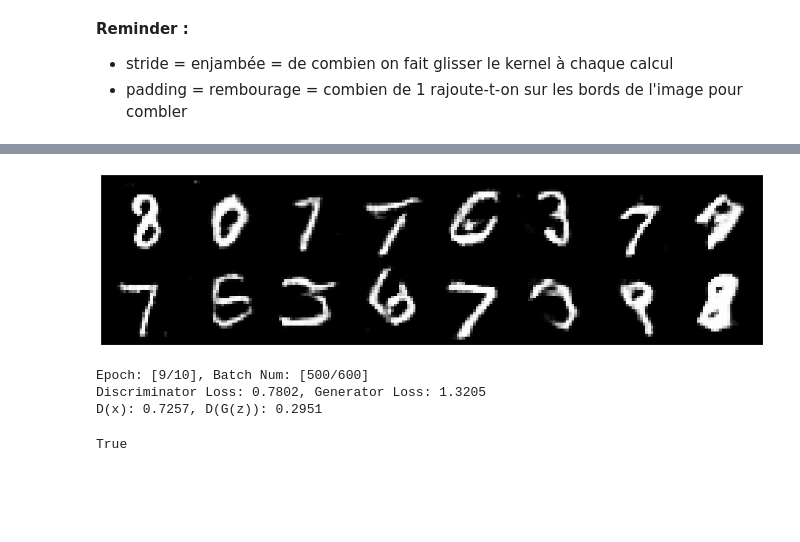
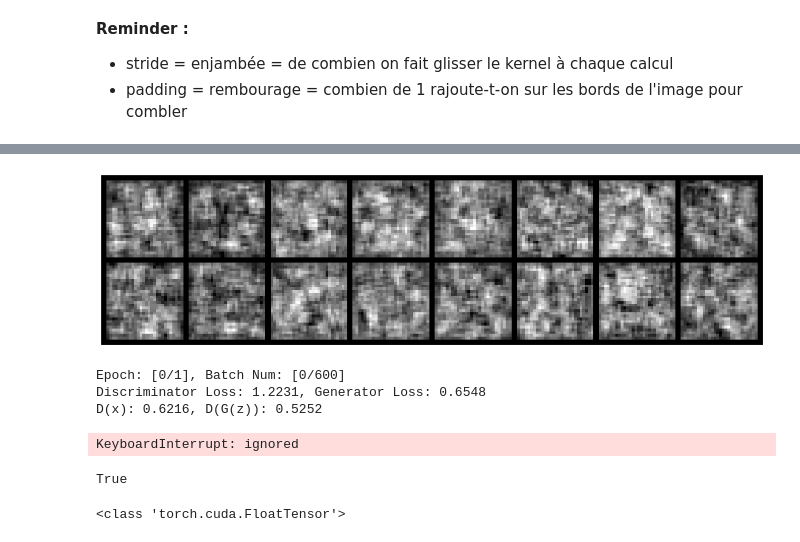
Before and after one commit to Remi-Boutin/DL_project_ENSAE, a Jupyter notebook: Project_colab.ipynb, the cells around one changed output, grey strips where cells are left out. Cells and saved outputs as stored; diff of their text form; code cells hidden in the pictures; blank space fills up the shorter version.

```diff
--- a/Project_colab.ipynb
+++ b/Project_colab.ipynb
@@ -146,13 +132,15 @@ if torch.cuda.is_available():
     discriminator.cuda()
     generator.cuda()
 
+dtype = torch.FloatTensor
+dtype = torch.cuda.FloatTensor # Uncomment this to run on GPU
+
 d_optimizer = optim.Adam(discriminator.parameters(), lr=0.0002)
 g_optimizer = optim.Adam(generator.parameters(), lr=0.0002)
 loss = nn.BCELoss().cuda()
 # %%
 num_test_samples = 16
-num_epochs = 10
-test_noise = GANs_tools.noise(num_test_samples).cuda()
+num_epochs = 1
 logger = Logger(model_name='VGAN', data_name='MNIST')
 # %%
 importlib.reload(GANs_tools)
@@ -163,48 +151,54 @@ for epoch in range(num_epochs):
     for n_batch, (real_batch, _) in enumerate(data_loader):
 
         # 1. Train Discriminator
+        # Generate fake data and noise
+
         real_data = Variable(images_to_vectors(real_batch))
+        # Move everything on the GPU if available
         if torch.cuda.is_available():
             real_data = real_data.cuda()
-        # Generate fake data
-        fake_data = generator(GANs_tools.noise(real_data.size(0))).detach()
+
+        noise_vector = GANs_tools.noise(real_data.size(0), dtype)
+        if torch.cuda.is_available():
+          noise_vector = noise_vector.cuda()
+
+        fake_data = generator(noise_vector).detach()
         if torch.cuda.is_available():
           fake_data = fake_data.cuda()
-        # Train D
+
+        # Train the Discriminator
         d_error, d_pred_real, d_pred_fake = GANs_tools.train_discriminator(d_optimizer,
                                                                            discriminator, loss,
-                                                                           real_data, fake_data)
+                                                                           real_data, fake_data, dtype)
 
         # 2. Train Generator
         # Generate fake data
-        fake_data = generator(GANs_tools.noise(real_batch.size(0)))
+        fake_data = generator(GANs_tools.noise(real_batch.size(0), dtype))
         # Train G
-        g_error = GANs_tools.train_generator(g_optimizer, discriminator, loss, fake_data)
+        g_error = GANs_tools.train_generator(g_optimizer, discriminator, loss, fake_data, dtype)
         # Log error
         logger.log(d_error, g_error, epoch, n_batch, num_batches)
 
         # Display Progress
         if (n_batch) % 100 == 0:
             clear_output(True)
             # Display Images
-            if torch.cuda.is_available():
-              test_noise = GANs_tools.noise(num_test_samples).cuda()
-            else:
-              test_noise = GANs_tools.noise(num_test_samples).cuda()
+            test_noise = GANs_tools.noise(num_test_samples, dtype).cuda()
             test_images = vectors_to_images(generator(test_noise)).data.cpu()
             logger.log_images(test_images, num_test_samples, epoch, n_batch, num_batches)
             # Display status Logs
             logger.display_status(
                 epoch, num_epochs, n_batch, num_batches,
                 d_error, g_error, d_pred_real, d_pred_fake
             )
         # Model Checkpoints
         logger.save_models(generator, discriminator, epoch)
 # %% [output]
-[figure, old version]
+[figure, new version]
-Epoch: [9/10], Batch Num: [500/600]
-Discriminator Loss: 0.7802, Generator Loss: 1.3205
-D(x): 0.7257, D(G(z)): 0.2951
+Epoch: [0/1], Batch Num: [0/600]
+Discriminator Loss: 1.2231, Generator Loss: 0.6548
+D(x): 0.6216, D(G(z)): 0.5252
+KeyboardInterrupt: ignored
 # %%
 from google.colab import drive
 drive.mount('/content/drive')
@@ -212,3 +206,11 @@ drive.mount('/content/drive')
 torch.cuda.is_available()
 # %% [output]
 True
+# %%
+x = 'var'
+def test():
+  global dtype
+  print(dtype)
+test()
+# %% [output]
+<class 'torch.cuda.FloatTensor'>
```
Also changed, not shown: parts of 4 cells of this notebook.
